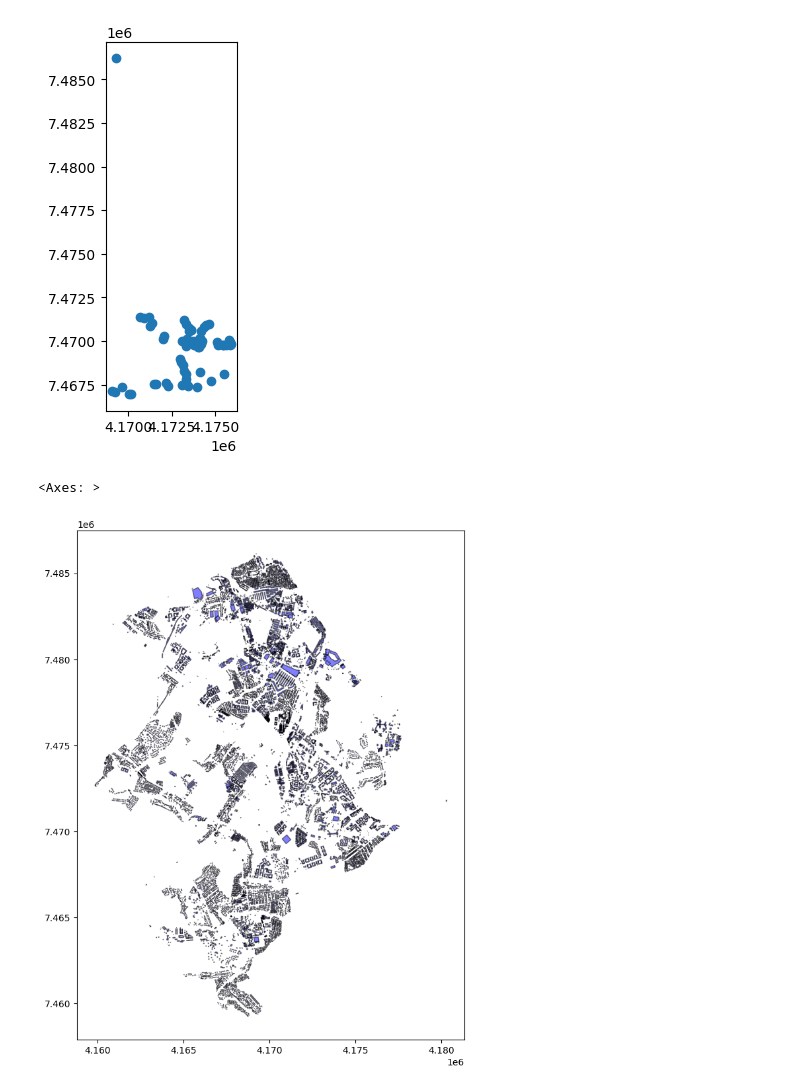
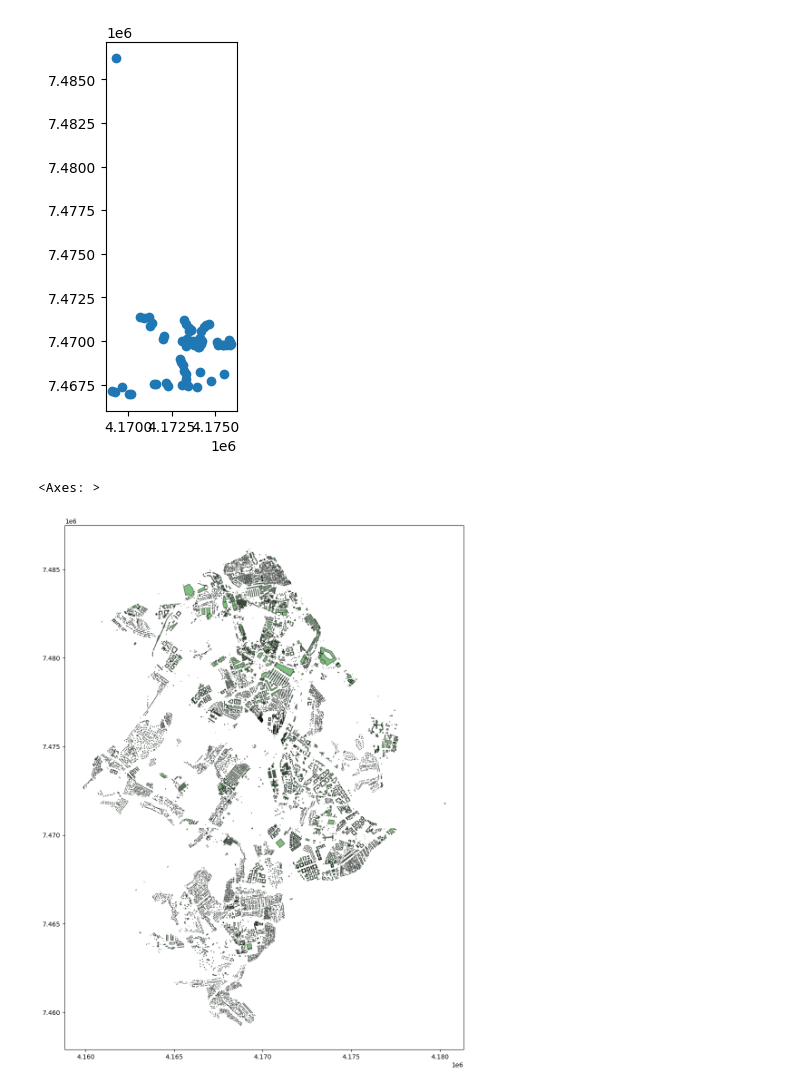
Before and after one commit to Kin1599/hack_9PM, a Jupyter notebook: notebooks/read_data.ipynb, the cells around one changed output. Drawn from its saved outputs; the diff is of its cells as text; code cells hidden in the pictures.

```diff
--- a/notebooks/read_data.ipynb
+++ b/notebooks/read_data.ipynb
@@ -10,6 +10,9 @@ import geoplot as gplt
 import pyproj
 # %%
 house1_df = gpd.read_file('../data/vectors/House_1очередь_ЖК.shp')
+house2_df = gpd.read_file('../data/vectors/House_2очередь_ЖК.shp')
+house3_df = gpd.read_file('../data/vectors/House_3очередь_ЖК.shp')
+
 house1_df.head(5)
 # %% [output]
 |  | Type | Purpose | Elevation | Entrances | Apartments | District | Street | Number | geometry |
@@ -101,12 +106,12 @@ stop_df.plot()
 <Axes: >
 [figure]
 # %%
-# Объединение данных
-combined_gdf = pd.concat([house_base_df, house1_df])
+# Объединение данных домов
+houses_combined = pd.concat([house_base_df, house1_df, house2_df, house3_df])
 
 # Визуализация данных
-fig, ax = plt.subplots(figsize=(10, 10))
-combined_gdf.plot(ax=ax, color='blue', edgecolor='k', alpha=0.5)
+fig, ax = plt.subplots(figsize=(15, 15))
+houses_combined.plot(ax=ax, color='green', edgecolor='black', label='Здания', alpha=0.5)
 # %% [output]
 <Axes: >
-[figure, old version]
+[figure, new version]
```
Also changed, not shown: parts of 5 cells of this notebook, 1 other file.
